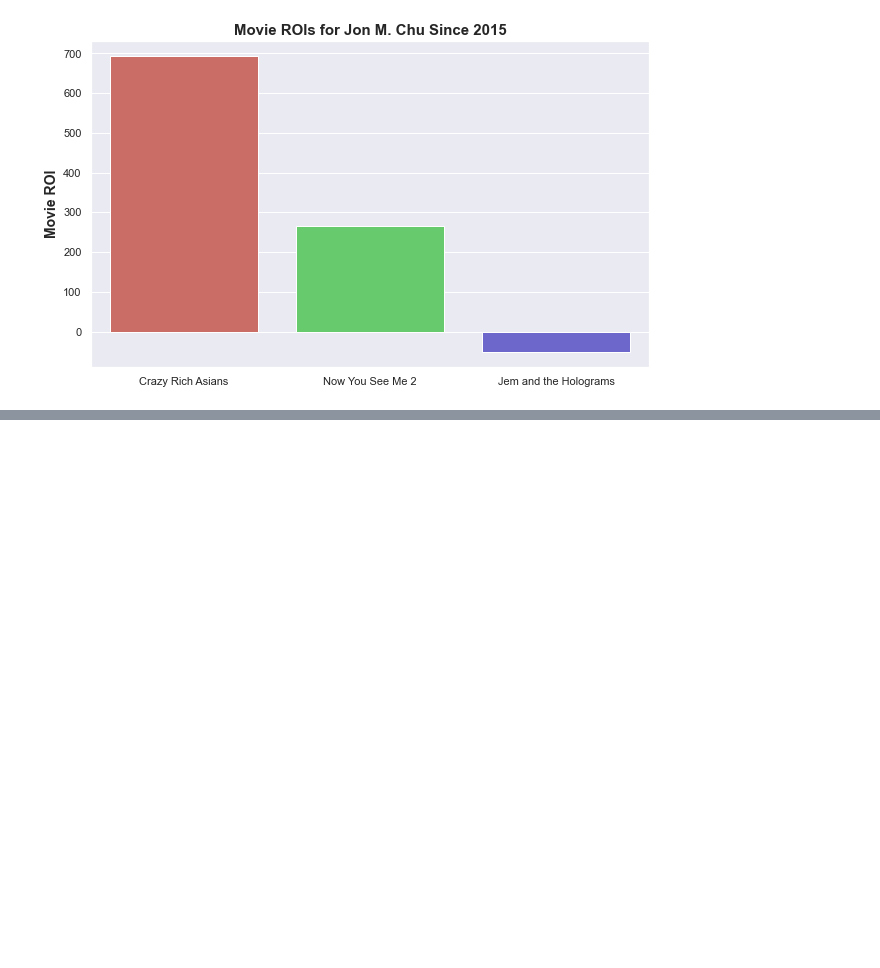
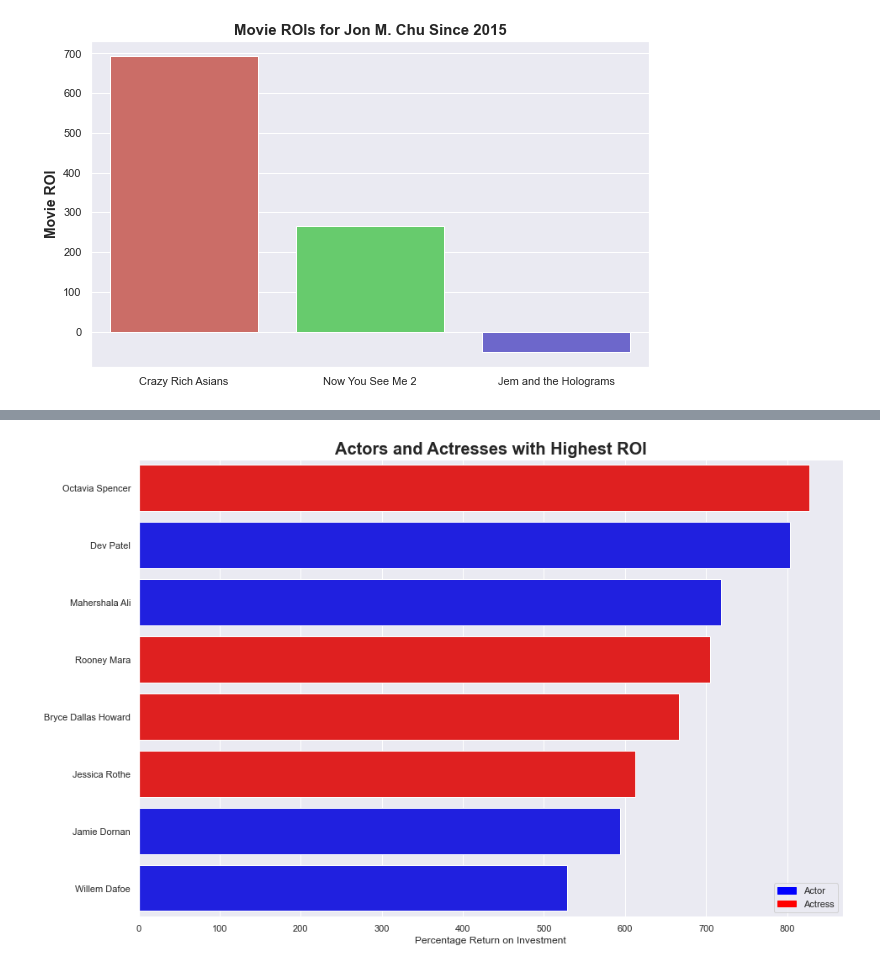
Before and after one commit to garrettwilliams90/Movie_Analysis_Project, a Jupyter notebook: Earth_Movie_Analysis_Project.ipynb, the cells around one changed output, grey strips where cells are left out. Drawn from its saved outputs; the diff is of its cells as text; code cells hidden in the pictures; blank space fills up the shorter version.

Commit message:
Actor Analysis Added

```diff
--- a/Earth_Movie_Analysis_Project.ipynb
+++ b/Earth_Movie_Analysis_Project.ipynb
@@ -262,0 +346,3 @@ sns_plot.figure.savefig("Jon_M_Chu_ROIs.png");
+# %%
+df_actress_stats = df_actress_only.groupby(by = ['primary_name'])['roi'].describe()
+df_actress_stats.sort_values(by = 'count', ascending = False).head()
@@ -262,0 +385,19 @@ sns_plot.figure.savefig("Jon_M_Chu_ROIs.png");
+# %%
+top_actors = list(df_actor_stats[df_actor_stats['count'] > 2].sort_values(by = '50%', ascending = False).head(4).index)
+roi_for_top_actors = df_actor_stats[df_actor_stats['count'] > 2].sort_values(by = '50%', ascending = False).head(4)
+roi_for_top_actors = list(roi_for_top_actors['50%'].values*100)
+color_m = ['blue']*4
+gender_m = ['actor']*4
+# %%
+top_actresses = list(df_actress_stats[df_actress_stats['count'] > 2].\
+                     sort_values(by = '50%', ascending = False).head(4).index)
+roi_for_top_actresses = df_actress_stats[df_actress_stats['count'] > 2].\
+                    sort_values(by = '50%', ascending = False).head(4)
+roi_for_top_actresses = list(roi_for_top_actresses['50%'].values*100)
+color_f = ['red']*4
+gender_f = ['actress']*4
+# %%
+data = {"Actors":top_actors + top_actresses,"Percentage Return on Investment":roi_for_top_actors + roi_for_top_actresses, \
+        "Color": color_m + color_f, "Gender": gender_m + gender_f}
+final_actors_df = pd.DataFrame(data).sort_values(by = 'Percentage Return on Investment', ascending = False)
+final_actors_df
@@ -262,0 +414,18 @@ sns_plot.figure.savefig("Jon_M_Chu_ROIs.png");
+# %%
+import matplotlib.patches as mpatches
+
+plt.figure(figsize = (15,10))
+sns.set_theme(style='darkgrid')
+ax = sns.barplot(y = final_actors_df['Actors'], x = final_actors_df["Percentage Return on Investment"],\
+                 palette = final_actors_df['Color'])
+ax.set(ylabel = None);
+ax.set_title("Actors and Actresses with Highest ROI",  size = 20, fontweight = 'bold')
+#ax.set_xlabel(size = 15, fontweight = 'bold')
+
+blue_patch = mpatches.Patch(color='blue', label='Actor')
+red_patch = mpatches.Patch(color='red', label='Actress')
+ax.legend(handles = [blue_patch, red_patch], loc = 'lower right')
+
+ax.figure.savefig("Actors.png");
+# %% [output]
+[figure, added]
```
Also changed, not shown: parts of 14 cells of this notebook.
